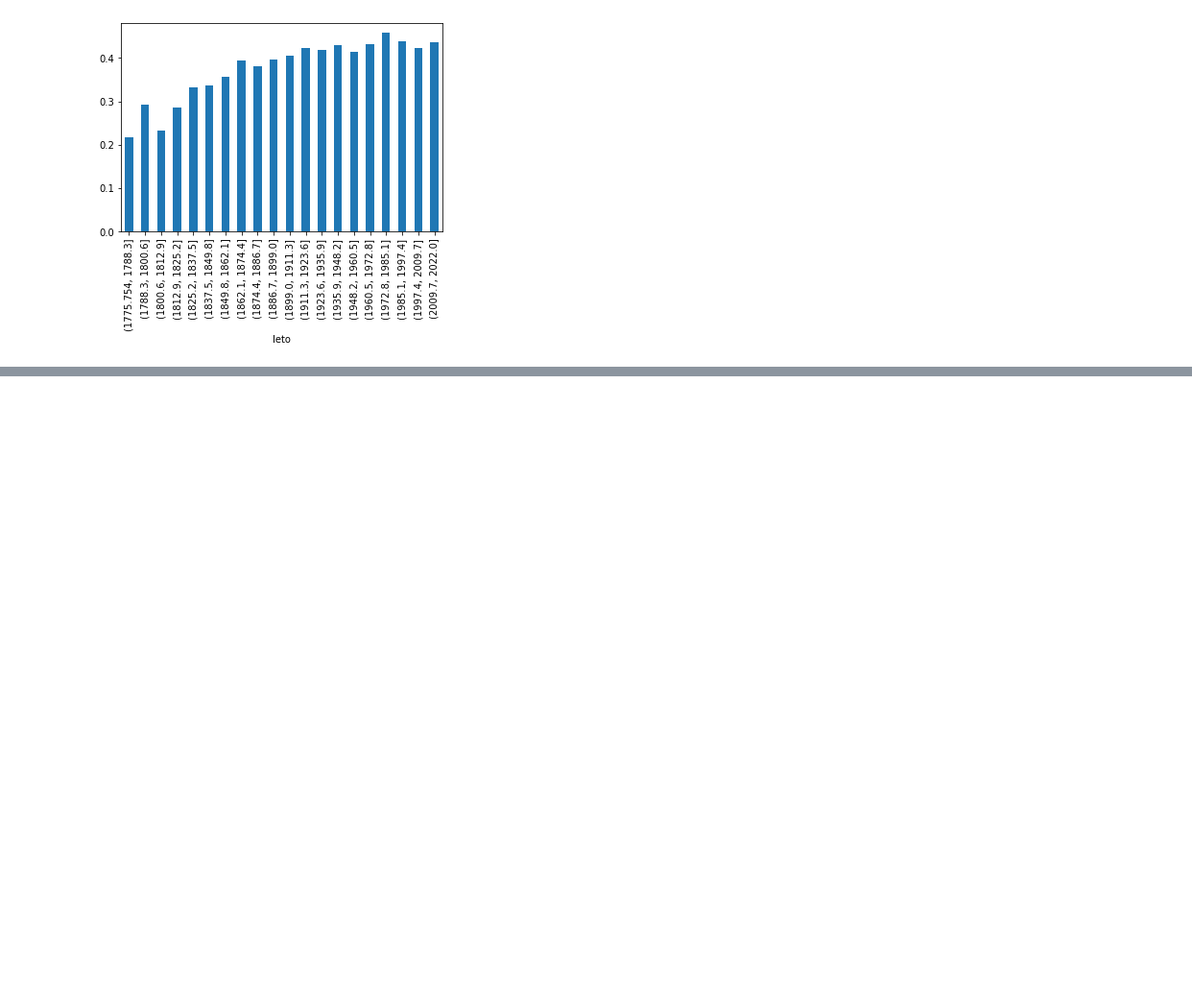
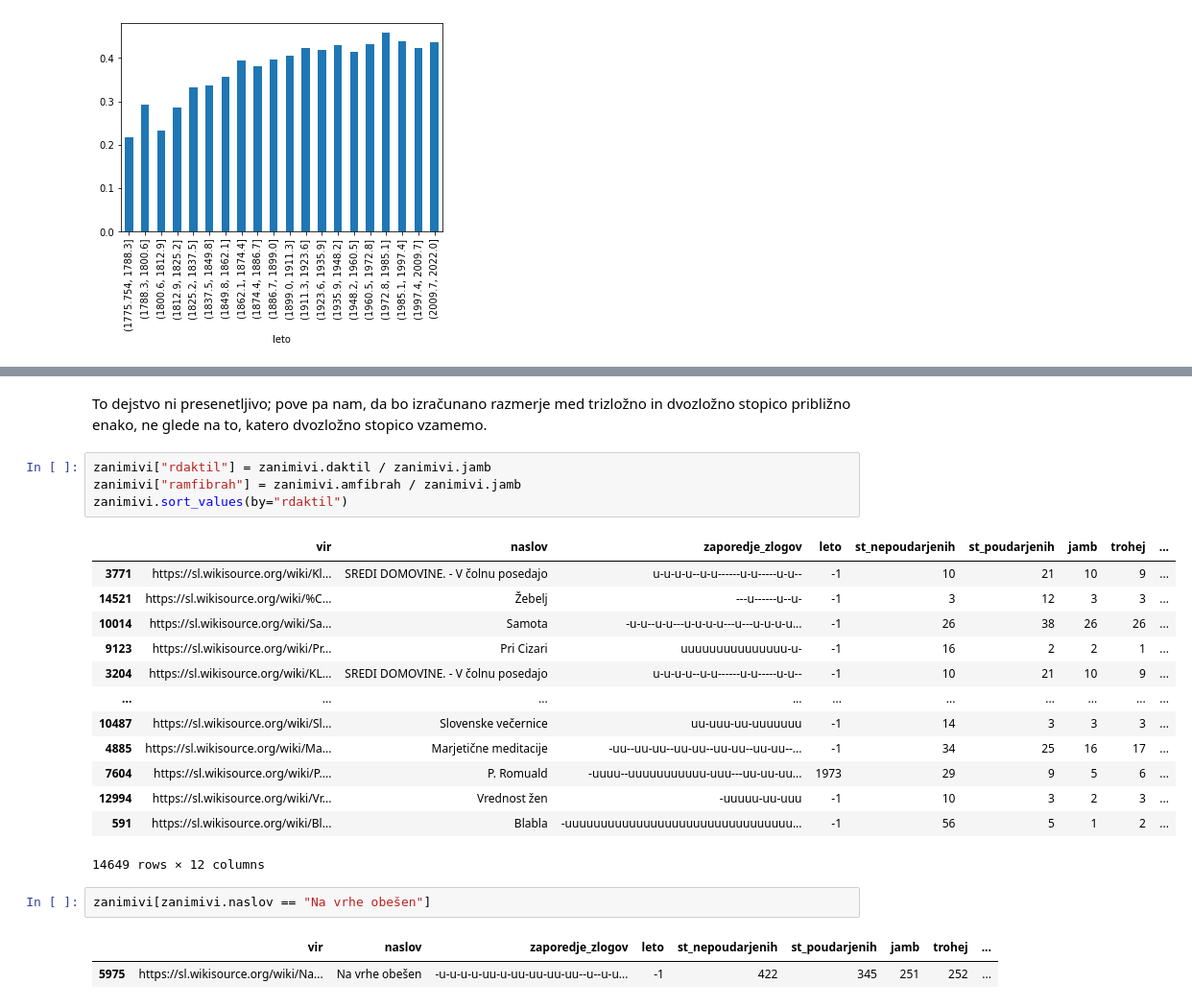
Before and after one commit to k3ap/prog1-projektna-naloga, a Jupyter notebook: analiza.ipynb, the cells around one changed output, grey strips where cells are left out. Shown: that part at 96% size. Drawn from its saved outputs; the diff is of its cells as text; blank space fills up the shorter version.

```diff
--- a/analiza.ipynb
+++ b/analiza.ipynb
@@ -300,0 +360,25 @@ To še ne pomeni, da se je razmerje v vseh objavljenih delih do tedaj dejansko p
+# %% [markdown]
+To dejstvo ni presenetljivo; pove pa nam, da bo izračunano razmerje med trizložno in dvozložno stopico približno enako, ne glede na to, katero dvozložno stopico vzamemo.
+# %%
+zanimivi["rdaktil"] = zanimivi.daktil / zanimivi.jamb
+zanimivi["ramfibrah"] = zanimivi.amfibrah / zanimivi.jamb
+zanimivi.sort_values(by="rdaktil")
+# %% [output]
+|  | vir | naslov | zaporedje_zlogov | leto | st_nepoudarjenih | st_poudarjenih | jamb | trohej | ... |
+| 3771 | https://sl.wikisource.org/wiki/Kl... | SREDI DOMOVINE. - V čolnu posedajo | u-u-u-u--u-u------u-u-----u-u-- | -1 | 10 | 21 | 10 | 9 | ... |
+| 14521 | https://sl.wikisource.org/wiki/%C... | Žebelj | ---u------u--u- | -1 | 3 | 12 | 3 | 3 | ... |
+| 10014 | https://sl.wikisource.org/wiki/Sa... | Samota | -u-u--u-u---u-u-u-u---u---u-u-u-u... | -1 | 26 | 38 | 26 | 26 | ... |
+| 9123 | https://sl.wikisource.org/wiki/Pr... | Pri Cizari | uuuuuuuuuuuuuuu-u- | -1 | 16 | 2 | 2 | 1 | ... |
+| 3204 | https://sl.wikisource.org/wiki/KL... | SREDI DOMOVINE. - V čolnu posedajo | u-u-u-u--u-u------u-u-----u-u-- | -1 | 10 | 21 | 10 | 9 | ... |
+| ... | ... | ... | ... | ... | ... | ... | ... | ... | ... |
+| 10487 | https://sl.wikisource.org/wiki/Sl... | Slovenske večernice | uu-uuu-uu-uuuuuuu | -1 | 14 | 3 | 3 | 3 | ... |
+| 4885 | https://sl.wikisource.org/wiki/Ma... | Marjetične meditacije | -uu--uu-uu--uu-uu--uu-uu--uu-uu--... | -1 | 34 | 25 | 16 | 17 | ... |
+| 7604 | https://sl.wikisource.org/wiki/P.... | P. Romuald | -uuuu--uuuuuuuuuuu-uuu---uu-uu-uu... | 1973 | 29 | 9 | 5 | 6 | ... |
+| 12994 | https://sl.wikisource.org/wiki/Vr... | Vrednost žen | -uuuuu-uu-uuu | -1 | 10 | 3 | 2 | 3 | ... |
+| 591 | https://sl.wikisource.org/wiki/Bl... | Blabla | -uuuuuuuuuuuuuuuuuuuuuuuuuuuuuuuu... | -1 | 56 | 5 | 1 | 2 | ... |
+14649 rows × 12 columns
+# %%
+zanimivi[zanimivi.naslov == "Na vrhe obešen"]
+# %% [output]
+|  | vir | naslov | zaporedje_zlogov | leto | st_nepoudarjenih | st_poudarjenih | jamb | trohej | ... |
+| 5975 | https://sl.wikisource.org/wiki/Na... | Na vrhe obešen | -u-u-u-u-uu-u-uu-uu-uu-uu--u--u-u... | -1 | 422 | 345 | 251 | 252 | ... |
```
Also changed, not shown: parts of 7 cells of this notebook.
